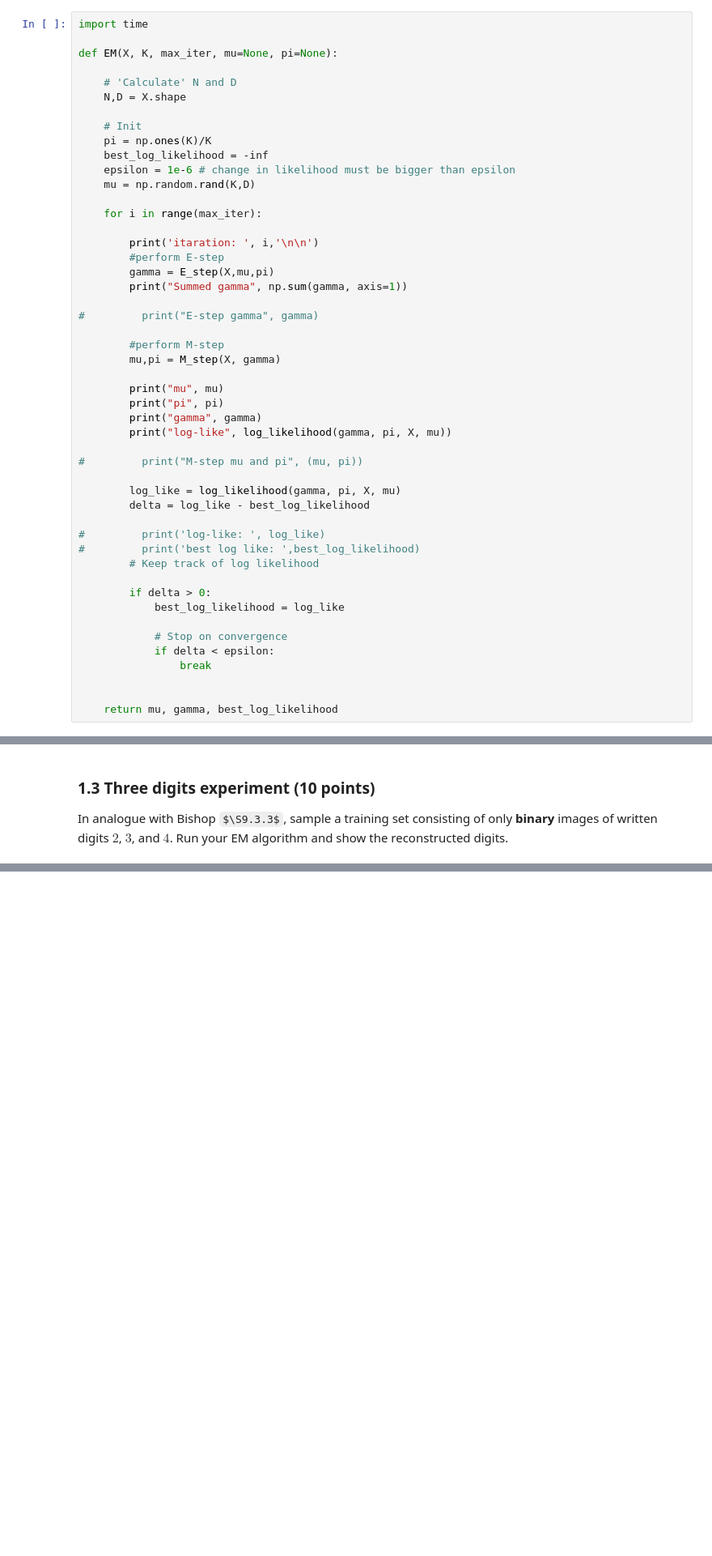
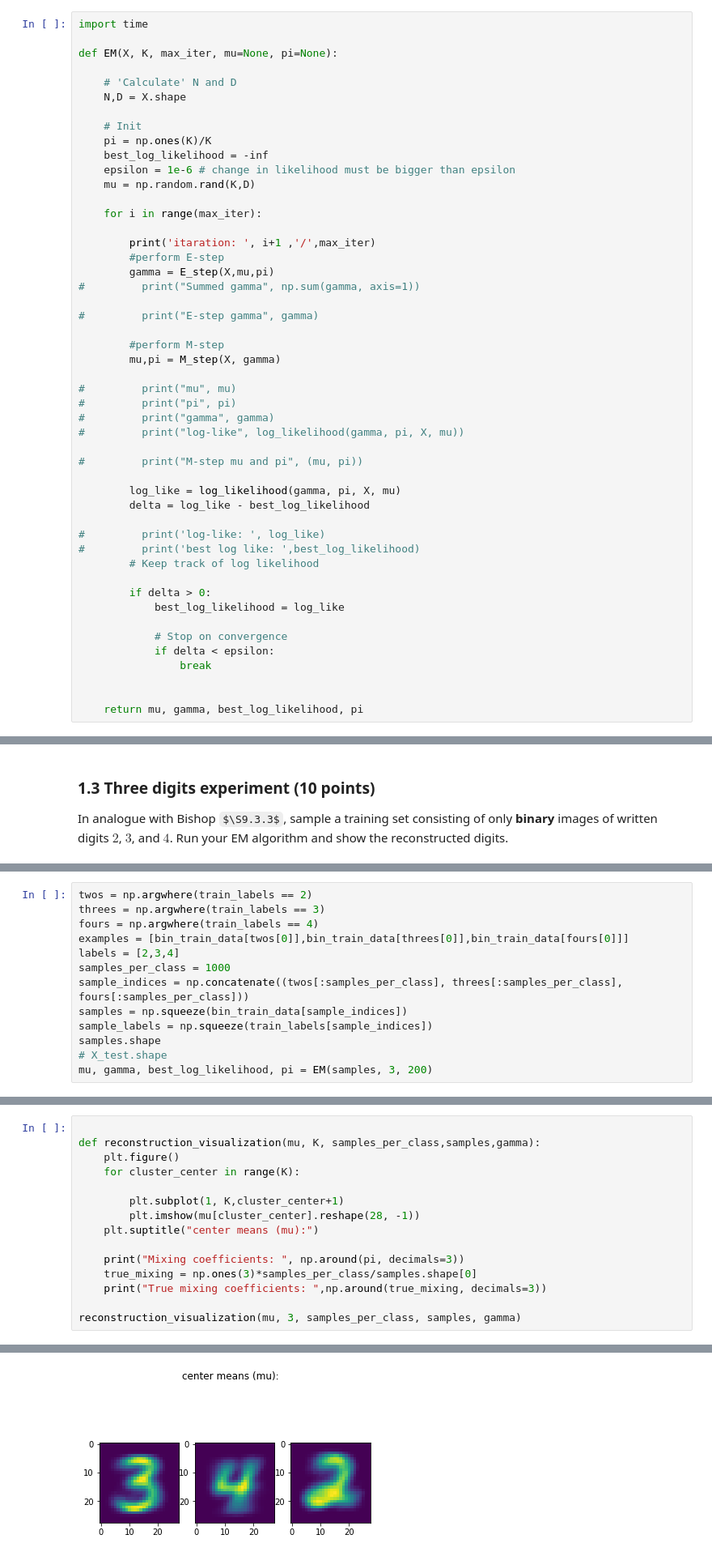
Before and after one commit to JappaB/ML2, a Jupyter notebook: lab3/10260250_10437215_lab3.ipynb, the cells around one changed output, grey strips where cells are left out. Shown at 81% size. Saved outputs shown, nothing was run; the diff lists cells and outputs as text; some formulas as TeX source; blank space fills up the shorter version.

```diff
--- a/lab3/10260250_10437215_lab3.ipynb
+++ b/lab3/10260250_10437215_lab3.ipynb
@@ -208,20 +208,20 @@ def EM(X, K, max_iter, mu=None, pi=None):
 
     for i in range(max_iter):
 
-        print('itaration: ', i,'\n\n')
+        print('itaration: ', i+1 ,'/',max_iter)
         #perform E-step
         gamma = E_step(X,mu,pi)
-        print("Summed gamma", np.sum(gamma, axis=1))
+#         print("Summed gamma", np.sum(gamma, axis=1))
 
 #         print("E-step gamma", gamma)
 
         #perform M-step
         mu,pi = M_step(X, gamma)
 
-        print("mu", mu)
-        print("pi", pi)
-        print("gamma", gamma)
-        print("log-like", log_likelihood(gamma, pi, X, mu))
+#         print("mu", mu)
+#         print("pi", pi)
+#         print("gamma", gamma)
+#         print("log-like", log_likelihood(gamma, pi, X, mu))
 
 #         print("M-step mu and pi", (mu, pi))
 
@@ -240,7 +240,7 @@ def EM(X, K, max_iter, mu=None, pi=None):
                 break
 
 
-    return mu, gamma, best_log_likelihood
+    return mu, gamma, best_log_likelihood, pi
 # %%
 EM(X_test, 10, 5)
 # %% [output]
@@ -292,0 +270,13 @@ np.log(1)
+# %%
+twos = np.argwhere(train_labels == 2)
+threes = np.argwhere(train_labels == 3)
+fours = np.argwhere(train_labels == 4)
+examples = [bin_train_data[twos[0]],bin_train_data[threes[0]],bin_train_data[fours[0]]]
+labels = [2,3,4]
+samples_per_class = 1000
+sample_indices = np.concatenate((twos[:samples_per_class], threes[:samples_per_class], fours[:samples_per_class]))
+samples = np.squeeze(bin_train_data[sample_indices])
+sample_labels = np.squeeze(train_labels[sample_indices])
+samples.shape
+# X_test.shape
+mu, gamma, best_log_likelihood, pi = EM(samples, 3, 200)
@@ -292,0 +301,16 @@ np.log(1)
+# %%
+
+def reconstruction_visualization(mu, K, samples_per_class,samples,gamma):
+    plt.figure()
+    for cluster_center in range(K):
+
+        plt.subplot(1, K,cluster_center+1)
+        plt.imshow(mu[cluster_center].reshape(28, -1))
+    plt.suptitle("center means (mu):")
+
+    print("Mixing coefficients: ", np.around(pi, decimals=3))
+    true_mixing = np.ones(3)*samples_per_class/samples.shape[0]
+    print("True mixing coefficients: ",np.around(true_mixing, decimals=3))
+
+reconstruction_visualization(mu, 3, samples_per_class, samples, gamma)
+# %% [output]
@@ -293,2 +319,3 @@ np.log(1)
+[figure, added]
 # %% [markdown]
 Can you identify which element in the latent space corresponds to which digit? What are the identified mixing coefficients for digits $2$, $3$ and $4$, and how do these compare to the true ones?
```
Also changed, not shown: parts of 19 cells of this notebook.
